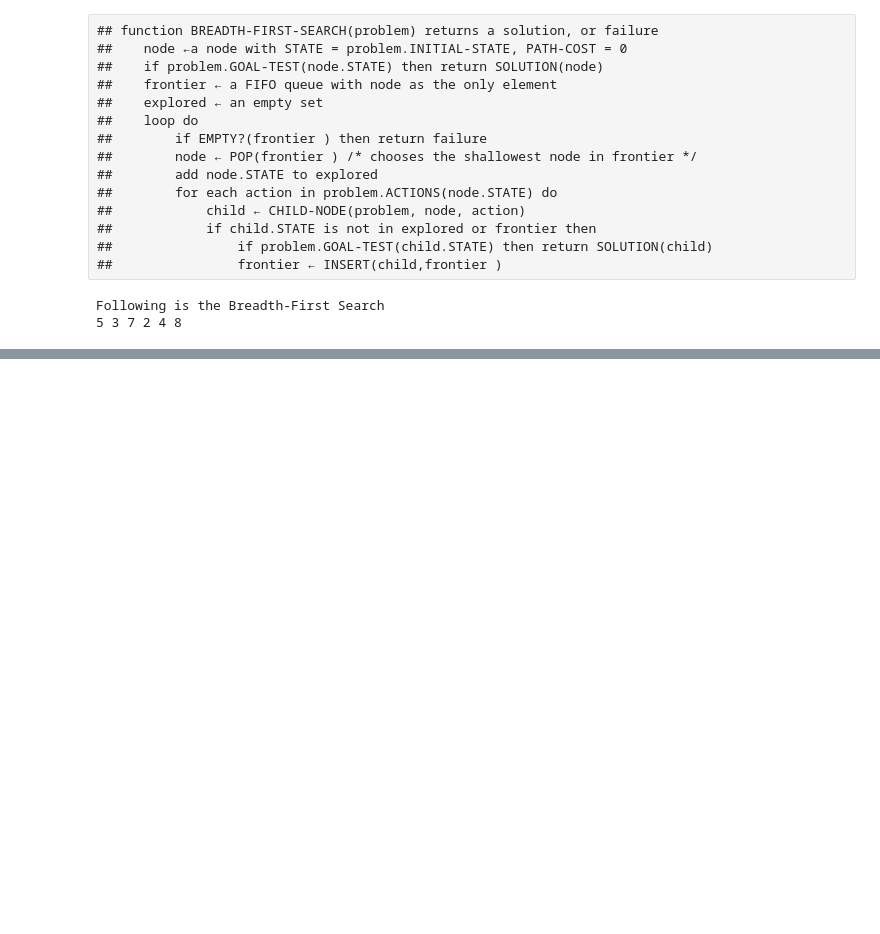
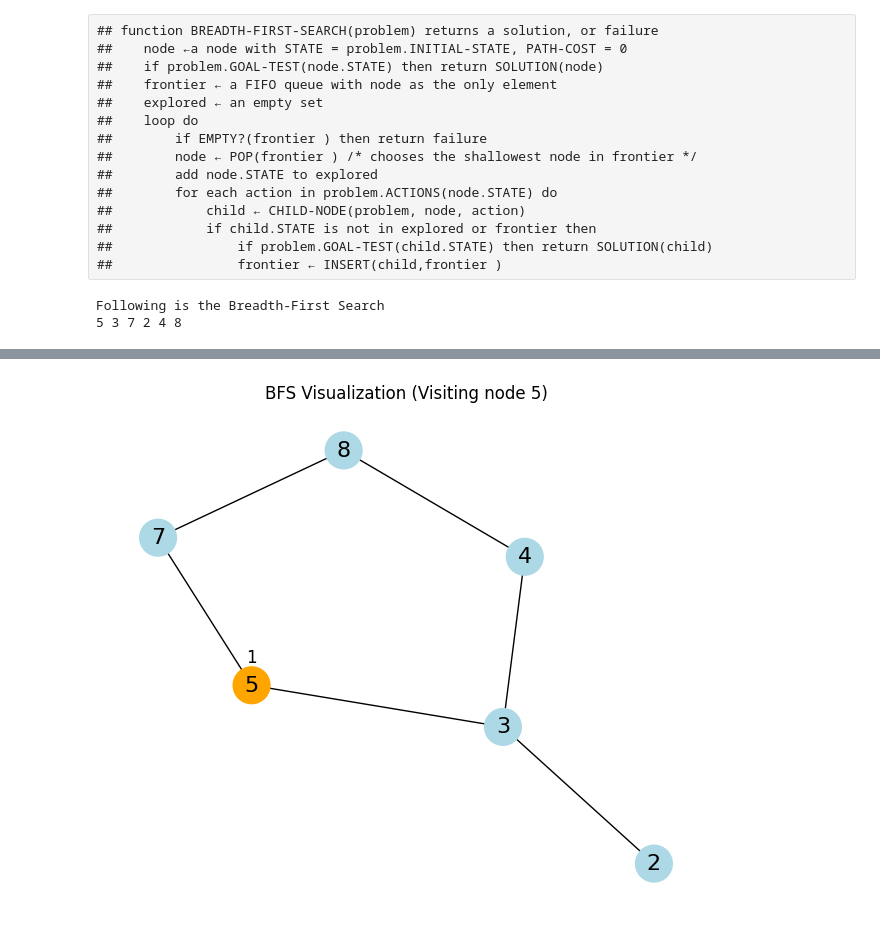
Before and after one commit to gangeshbaskerr/AI, a Jupyter notebook: BFS.ipynb, the cells around one changed output, grey strips where cells are left out. Saved outputs shown, nothing was run; the diff lists cells and outputs as text; code cells hidden in the pictures; blank space fills up the shorter version.

```diff
--- a/BFS.ipynb
+++ b/BFS.ipynb
@@ -110,0 +392,89 @@ Following is the Breadth-First Search
+# %%
+import matplotlib.pyplot as plt
+import networkx as nx
+from collections import deque
+import pandas as pd
+
+# Define the graph
+graph = {
+    '5': ['3', '7'],
+    '3': ['2', '4'],
+    '7': ['8'],
+    '2': [],
+    '4': ['8'],
+    '8': [],
+}
+
+# Create a graph using NetworkX
+G = nx.Graph()
+for node, neighbors in graph.items():
+    for neighbor in neighbors:
+        G.add_edge(node, neighbor)
+
+def bfs_visualization(graph, start):
+    visited = []  # List for visited nodes
+    queue = deque([(start, None)])  # Initialize a queue with (node, parent)
+    path = []  # Track the path
+    parent_map = {}  # Map to track parents of each node
+    plt.figure(figsize=(6, 5))
+
+    pos = nx.spring_layout(G)  # Positioning of nodes
+    visit_count = 0  # Counter for visitation order
+
+    # Initialize the table components
+    steps = []
+    statuses = {node: [] for node in G.nodes()}
+
+    while queue:  # Loop to visit each node
+        current_node, parent_node = queue.popleft()
+        if current_node not in visited:
+            visited.append(current_node)
+            path.append(current_node)
+            parent_map[current_node] = parent_node
+            visit_count += 1  # Increment the visit count
+
+            # Color nodes: orange for visited, light blue for not visited
+            colors = ['orange' if node in visited else 'lightblue' for node in G.nodes()]
+
+            # Draw the graph
+            nx.draw(G, pos, with_labels=True, node_color=colors, node_size=700, font_size=16)
+
+            # Annotate the visited node with its visit number
+            for v in visited:
+                x, y = pos[v]
+                plt.text(x, y + 0.1, str(visited.index(v) + 1), fontsize=12, ha='center', color='black')
+
+            plt.title(f"BFS Visualization (Visiting node {current_node})")
+            plt.pause(1)  # Pause to visualize the current state
+
+            # Update the table components
+            step_info = {
+                'Current Node': current_node,
+                'Parent Node': parent_node if parent_node else '-',
+                'QUEUE': ' '.join([node for node, _ in queue]),
+                'Processed Nodes': ' '.join(visited)
+            }
+            steps.append(step_info)
+            for node in statuses:
+                statuses[node].append(visit_count if node in visited else '-')
+
+            for neighbour in graph[current_node]:
+                if neighbour not in visited and all(neighbour != n for n, _ in queue):  # Ensure not revisiting
+                    queue.append((neighbour, current_node))
+
+    # Create the table
+    df = pd.DataFrame(steps)
+    for node, status in statuses.items():
+        df[node] = status
+
+    print("\nPath:", " -> ".join(path))
+    print("\nBFS Traversal Steps:")
+    print(df.to_markdown(index=False))
+
+
+    plt.show()
+
+# Driver Code
+print("Following is the Breadth-First Search")
+bfs_visualization(graph, '5')  # Function calling
+# %% [output]
@@ -110,0 +482 @@ Following is the Breadth-First Search
+[figure, added]
```
Also changed, not shown: parts of 7 cells of this notebook, 5 other files.
